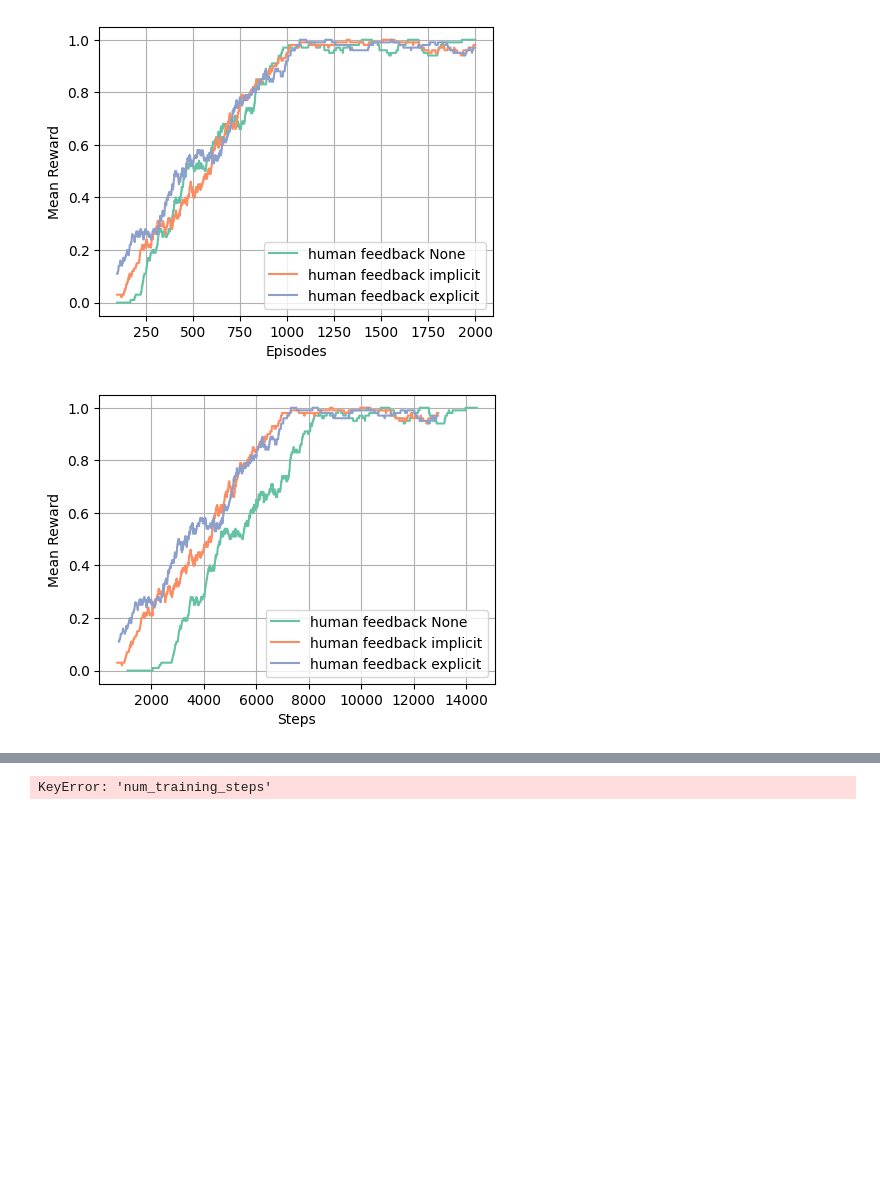
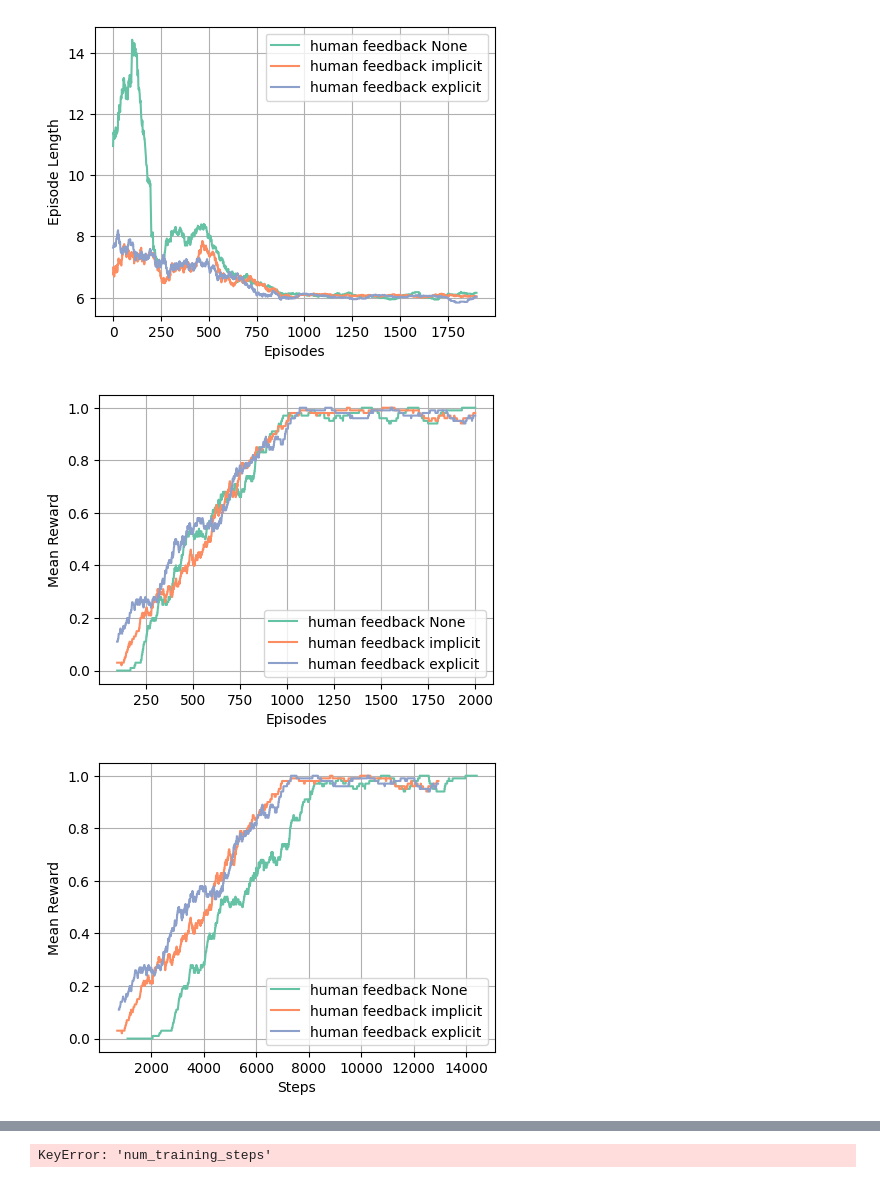
Before and after one commit to LiyouZhou/MScRAS_AR, a Jupyter notebook: assessment-1/plot_graphs.ipynb, the cells around one changed output, grey strips where cells are left out. Cells and saved outputs as stored; diff of their text form; code cells hidden in the pictures; blank space fills up the shorter version.

```diff
--- a/assessment-1/plot_graphs.ipynb
+++ b/assessment-1/plot_graphs.ipynb
@@ -64,6 +64,7 @@ figsize = np.array([6.4, 4.8]) / 1.4
 def plot_learning_curve(folders_and_params, labels, max_length=-1, rolling_length=100):
     fig1 = plt.figure(1, figsize=figsize)
     fig2 = plt.figure(2, figsize=figsize)
+    fig3 = plt.figure(3, figsize=figsize)
     colors = sns.color_palette("Set2", len(folders_and_params))
     for (f, p), l, c in zip(folders_and_params, labels, colors):
         mean_rewards, steps = read_monitor_data(f, rolling_length=rolling_length)
@@ -79,36 +80,51 @@ def plot_learning_curve(folders_and_params, labels, max_length=-1, rolling_lengt
             mean_rewards[:max_length],
             label=l,
             color=c,
         )
 
         plt.figure(fig2)
         plt.plot(
             steps[:max_length],
             mean_rewards[:max_length],
             label=l,
             color=c,
         )
 
-    for fig in [fig1, fig2]:
+        plt.figure(fig3)
+
+        episode_length = np.diff(steps)
+        episode_length = np.convolve(episode_length, np.ones(rolling_length) / rolling_length, mode="valid")
+        plt.plot(
+            episode_length[:max_length],
+            label=l,
+            color=c,
+        )
+
+    for fig in [fig1, fig2, fig3]:
         plt.figure(fig)
         plt.grid()
         plt.legend()
         plt.tight_layout()
         plt.ylabel("Mean Reward")
+
+    plt.figure(fig3)
+    plt.ylabel("Episode Length")
+    plt.xlabel("Episodes")
 
     plt.figure(fig1)
     plt.xlabel("Episodes")
     plt.figure(fig2)
     plt.xlabel("Steps")
 
 
 fnp = [(f, p) for f, p in folders_and_params({}) if "2024-05-03_14" in str(f)][-3:]
 # fnp.sort(key=lambda x: x[1]["learning_rate"])
 labels = [f"human feedback {p['human_feedback']}" for f, p in fnp]
 plot_learning_curve(fnp, labels, max_length=2000, rolling_length=100)
 # %% [output]
-[figure, old version]
+[figure, new version]
-[figure, old version]
+[figure, new version]
+[figure, added]
 # %%
 fnp = [(f, p) for f, p in folders_and_params({}) if "2024-05-03_14" in str(f)][-3:]
 # fnp.sort(key=lambda x: x[1]["learning_rate"])
```
Also changed, not shown: parts of 3 cells of this notebook, 29 other files.
